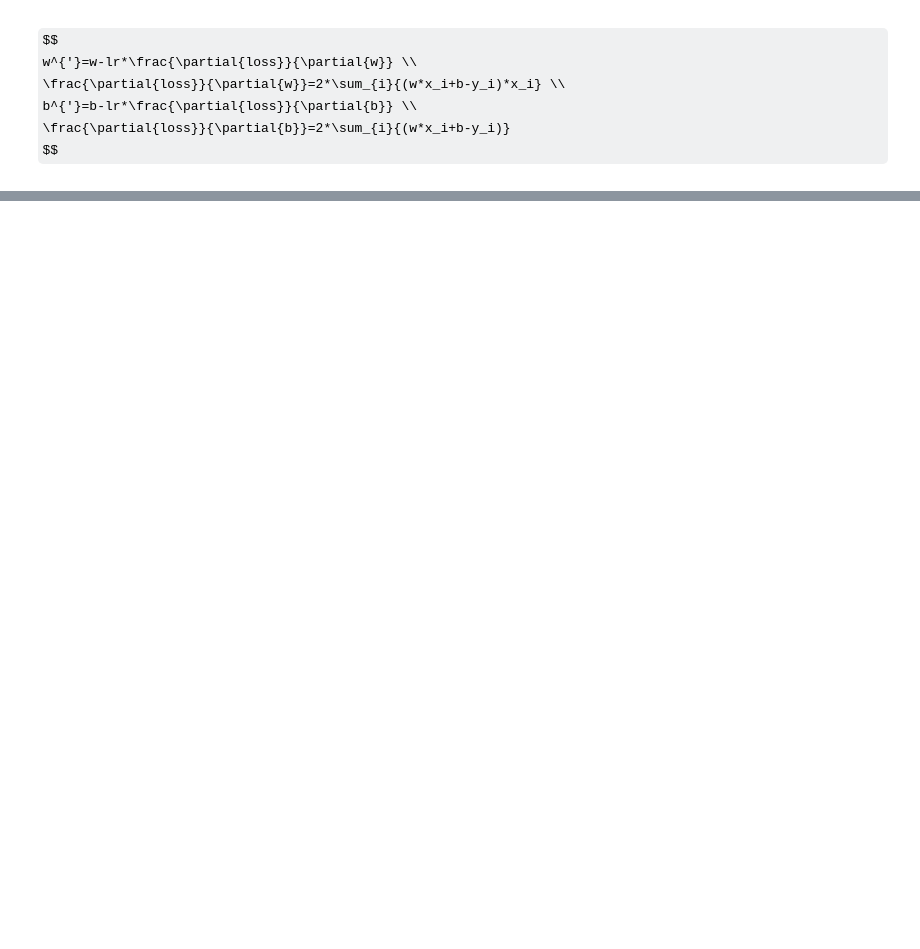
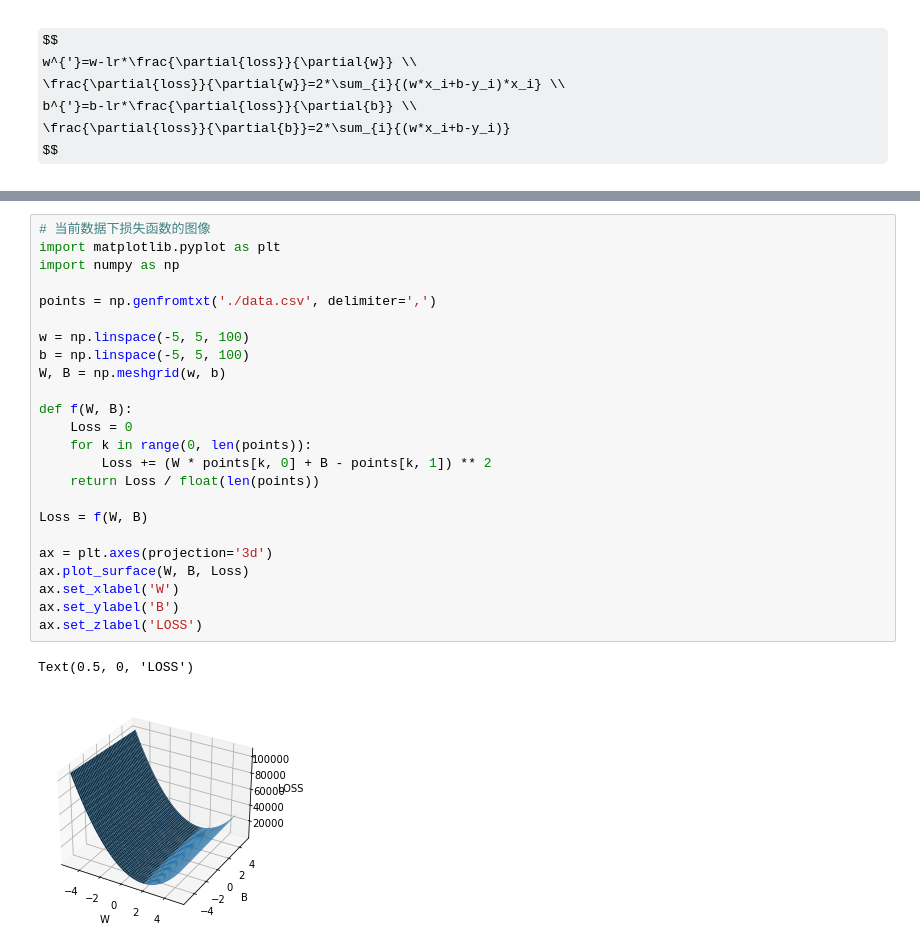
Before and after one commit to ncdhz/deep-learning, a Jupyter notebook: linear-regression/linear_regression.ipynb, the cells around one changed output, grey strips where cells are left out. Cells and saved outputs as stored; diff of their text form; some formulas as TeX source; blank space fills up the shorter version.

```diff
--- a/linear-regression/linear_regression.ipynb
+++ b/linear-regression/linear_regression.ipynb
@@ -86,0 +173,27 @@ b = 0.08893651993741346, w = 1.4777440851894448, error = 112.61481011613473
+# %%
+# 当前数据下损失函数的图像
+import matplotlib.pyplot as plt
+import numpy as np
+
+points = np.genfromtxt('./data.csv', delimiter=',')
+
+w = np.linspace(-5, 5, 100)
+b = np.linspace(-5, 5, 100)
+W, B = np.meshgrid(w, b)
+
+def f(W, B):
+    Loss = 0
+    for k in range(0, len(points)):
+        Loss += (W * points[k, 0] + B - points[k, 1]) ** 2
+    return Loss / float(len(points))
+
+Loss = f(W, B)
+
+ax = plt.axes(projection='3d')
+ax.plot_surface(W, B, Loss)
+ax.set_xlabel('W')
+ax.set_ylabel('B')
+ax.set_zlabel('LOSS')
+# %% [output]
+Text(0.5, 0, 'LOSS')
+[figure, added]
```
Also changed, not shown: parts of 10 cells of this notebook, 2 other files.
